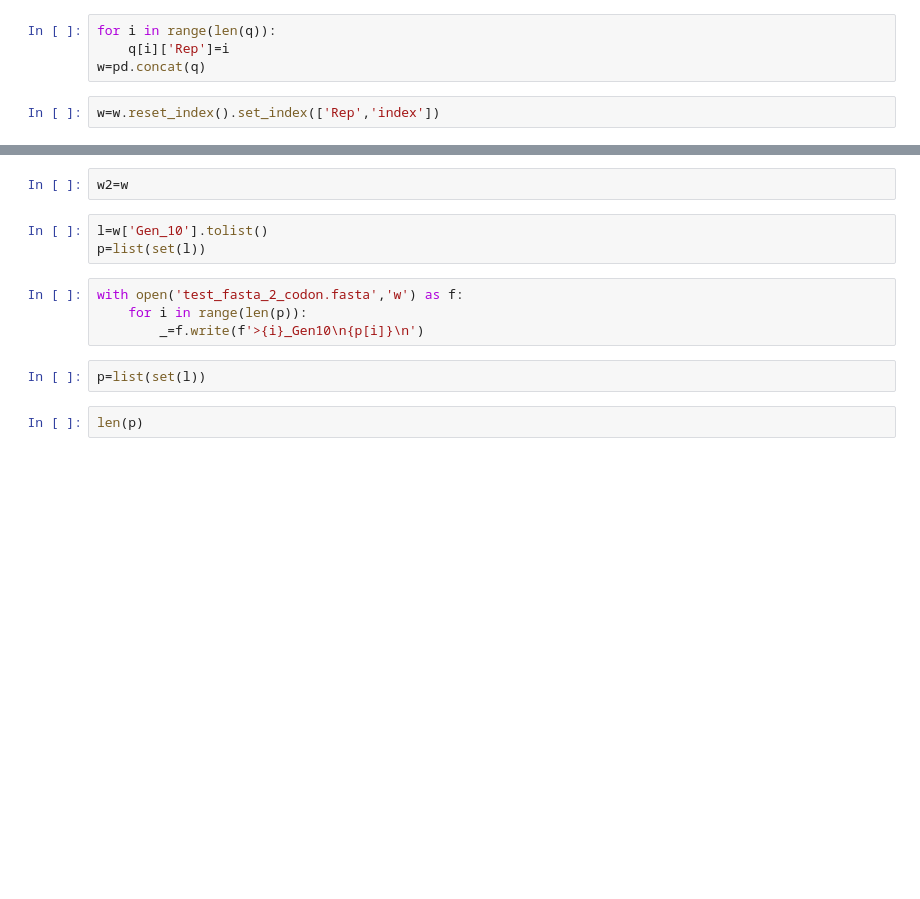
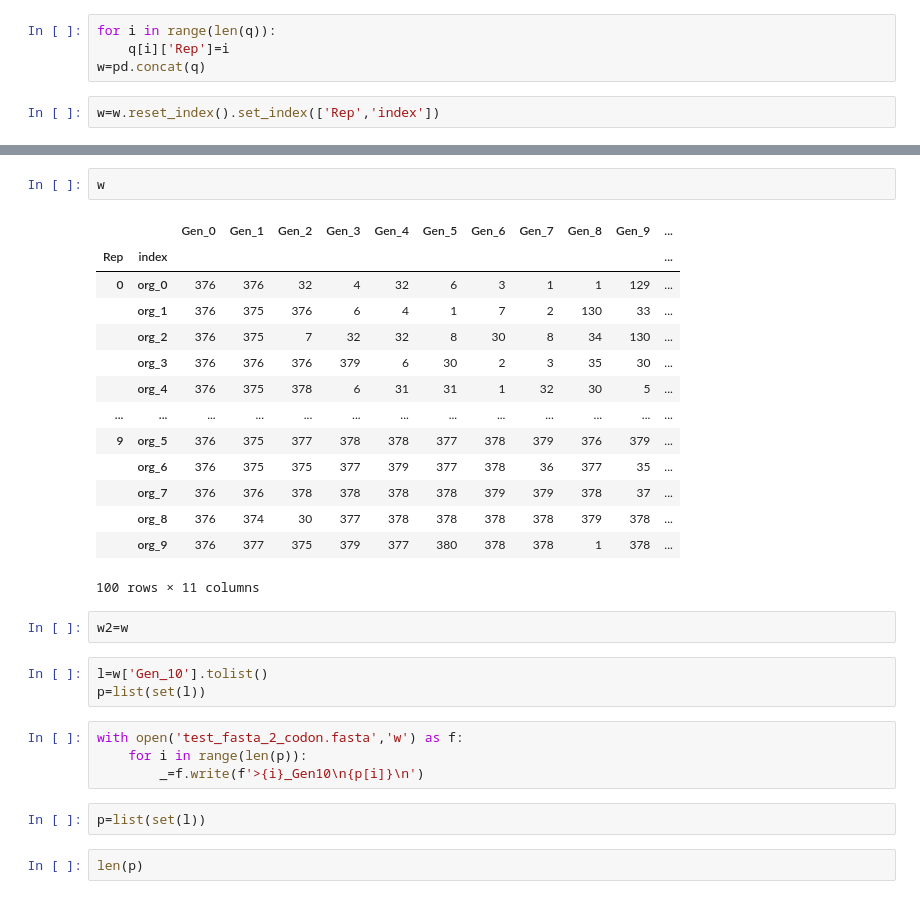
Before and after one commit to IRSINGH27/stochastic_Project, a Jupyter notebook: __module__/test.ipynb, the cells around one changed output, grey strips where cells are left out. Cells and saved outputs as stored; diff of their text form; blank space fills up the shorter version.

```diff
--- a/__module__/test.ipynb
+++ b/__module__/test.ipynb
@@ -35,3 +16,20 @@ w=w.reset_index().set_index(['Rep','index'])
+# %%
+w
+# %% [output]
+|  |  | Gen_0 | Gen_1 | Gen_2 | Gen_3 | Gen_4 | Gen_5 | Gen_6 | Gen_7 | Gen_8 | Gen_9 | ... |
+| Rep | index |  |  |  |  |  |  |  |  |  |  | ... |
+| 0 | org_0 | 376 | 376 | 32 | 4 | 32 | 6 | 3 | 1 | 1 | 129 | ... |
+|  | org_1 | 376 | 375 | 376 | 6 | 4 | 1 | 7 | 2 | 130 | 33 | ... |
+|  | org_2 | 376 | 375 | 7 | 32 | 32 | 8 | 30 | 8 | 34 | 130 | ... |
+|  | org_3 | 376 | 376 | 376 | 379 | 6 | 30 | 2 | 3 | 35 | 30 | ... |
+|  | org_4 | 376 | 375 | 378 | 6 | 31 | 31 | 1 | 32 | 30 | 5 | ... |
+| ... | ... | ... | ... | ... | ... | ... | ... | ... | ... | ... | ... | ... |
+| 9 | org_5 | 376 | 375 | 377 | 378 | 378 | 377 | 378 | 379 | 376 | 379 | ... |
+|  | org_6 | 376 | 375 | 375 | 377 | 379 | 377 | 378 | 36 | 377 | 35 | ... |
+|  | org_7 | 376 | 376 | 378 | 378 | 378 | 378 | 379 | 379 | 378 | 37 | ... |
+|  | org_8 | 376 | 374 | 30 | 377 | 378 | 378 | 378 | 378 | 379 | 378 | ... |
+|  | org_9 | 376 | 377 | 375 | 379 | 377 | 380 | 378 | 378 | 1 | 378 | ... |
+100 rows × 11 columns
 # %%
 w2=w
 # %%
```
Also changed, not shown: parts of 5 cells of this notebook, 2 other files.
